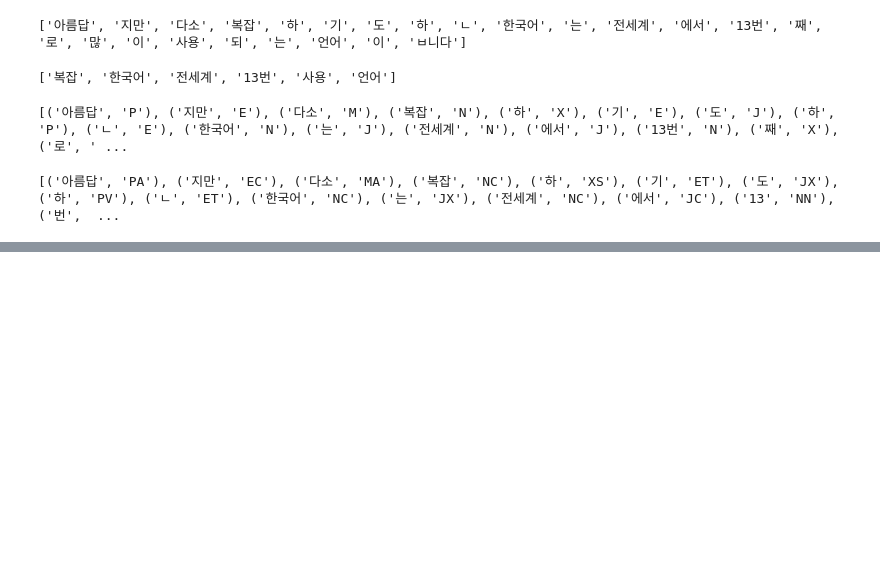
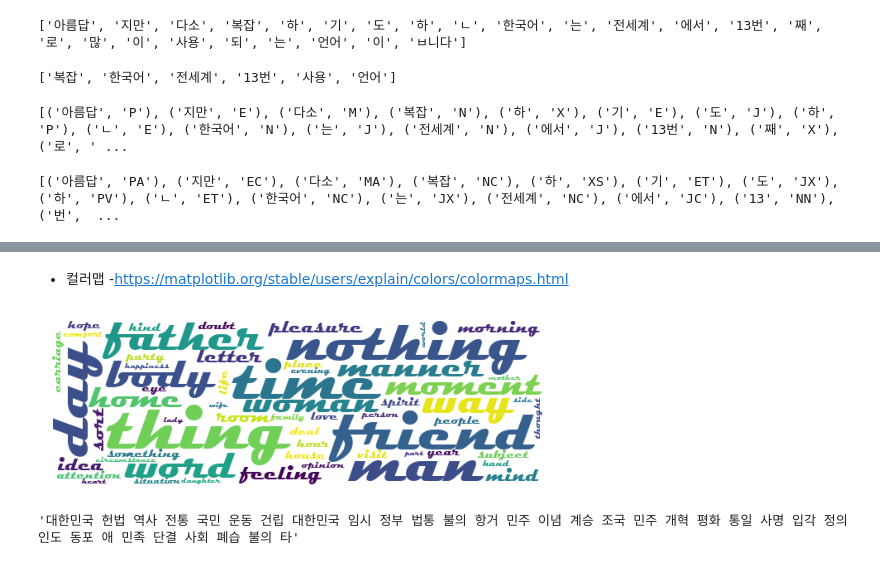
Before and after one commit to SeohuiJeong0420/ai_x, a Jupyter notebook: source/07_자연어처리/ch2_한글형태소분석_시각화.ipynb, the cells around one changed output, grey strips where cells are left out. Saved outputs shown, nothing was run; the diff lists cells and outputs as text; code cells hidden in the pictures; blank space fills up the shorter version.

```diff
--- a/source/07_자연어처리/ch2_한글형태소분석_시각화.ipynb
+++ b/source/07_자연어처리/ch2_한글형태소분석_시각화.ipynb
@@ -95,0 +290,31 @@ print(hannanum.pos(text, ntags=22))
+# %% [markdown]
+- 컬러맵
+     -https://matplotlib.org/stable/users/explain/colors/colormaps.html
+# %%
+wordcloud = WordCloud( font_path='C:/Windows/Fonts/MAGNETOB.TTF',
+                        width=600, #생성될 이미지 가로(픽셀)
+                        background_color='white', #배경색
+                        max_words=300, #표시될 단어의 최대갯수
+                        relative_scaling=0.2, #단어 빈도에 따라 크기 차이 조정
+                        colormap='viridis', #글씨 컬러맵
+                        max_font_size=80, #최대 폰트 사이즈
+                        min_font_size=10 #최소 사이즈
+)
+wordcloud.generate(emma_noun)
+plt.imshow(wordcloud)
+plt.axis('off')
+plt.show()
+# %% [output]
+[figure, added]
+# %%
+# 한글 말뭉치 data로 워드클라우드 시각화
+from konlpy.tag import Hannanum, Kkma, Komoran, Okt
+from mecab      import MeCab
+analyzer = MeCab()
+noun_list = analyzer.nouns(data)
+noun_list = [word for word, tag in analyzer.pos(data) \
+              if tag in ('NNG', 'NNP')]
+data_noun = ' '.join(noun_list)
+data_noun[:100]
+# %% [output]
+'대한민국 헌법 역사 전통 국민 운동 건립 대한민국 임시 정부 법통 불의 항거 민주 이념 계승 조국 민주 개혁 평화 통일 사명 입각 정의 인도 동포 애 민족 단결 사회 폐습 불의 타'
```
Also changed, not shown: parts of 56 cells of this notebook, 4 other files.
